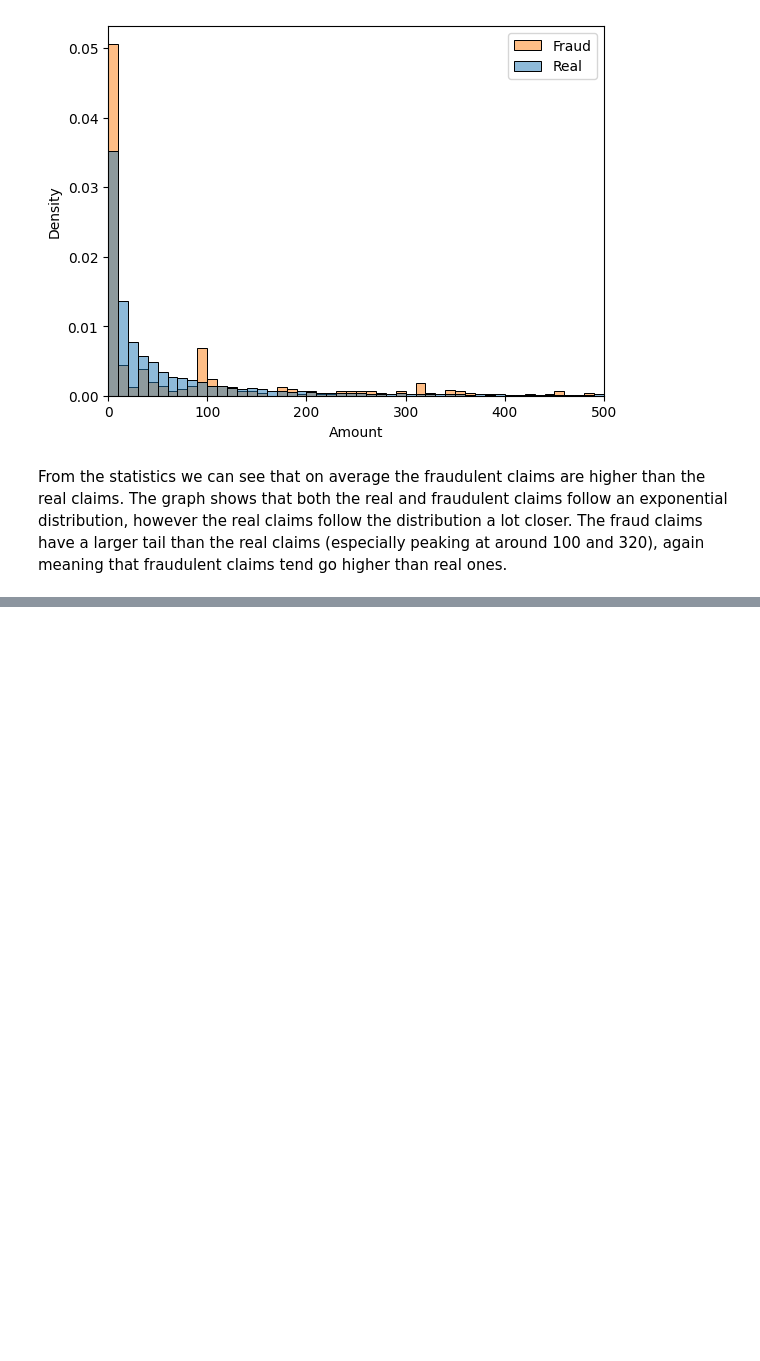
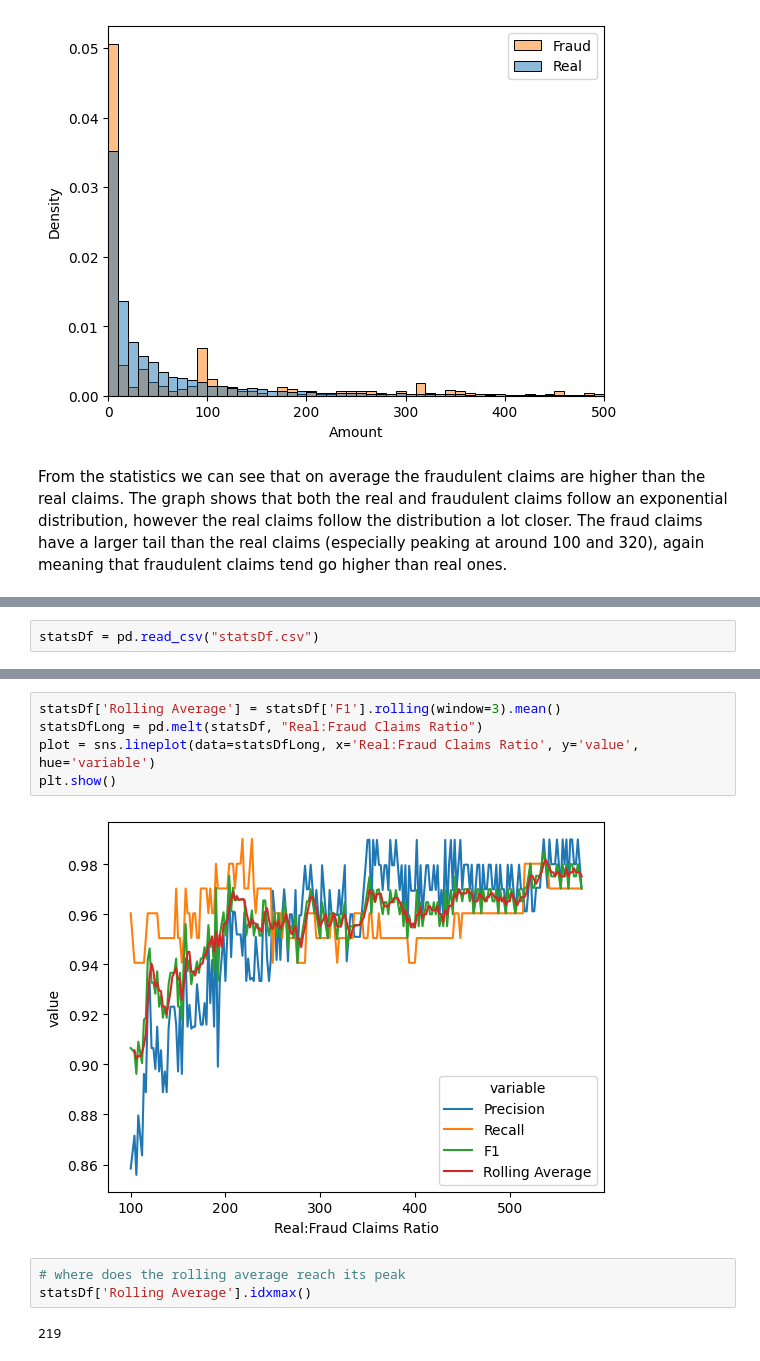
Before and after one commit to ColeFChisamore/CreditCardFraud, a Jupyter notebook: CreditCardFraud.ipynb, the cells around one changed output, grey strips where cells are left out. Cells and saved outputs as stored; diff of their text form; blank space fills up the shorter version.

```diff
--- a/CreditCardFraud.ipynb
+++ b/CreditCardFraud.ipynb
@@ -85,0 +232,2 @@ After training the random forest classifier model and using it on the test data
+# %%
+statsDf = pd.read_csv("statsDf.csv")
@@ -85,0 +250,12 @@ After training the random forest classifier model and using it on the test data
+# %%
+statsDf['Rolling Average'] = statsDf['F1'].rolling(window=3).mean()
+statsDfLong = pd.melt(statsDf, "Real:Fraud Claims Ratio")
+plot = sns.lineplot(data=statsDfLong, x='Real:Fraud Claims Ratio', y='value', hue='variable')
+plt.show()
+# %% [output]
+[figure, added]
+# %%
+# where does the rolling average reach its peak
+statsDf['Rolling Average'].idxmax()
+# %% [output]
+219
```
Also changed, not shown: parts of 20 cells of this notebook, 3 other files.
